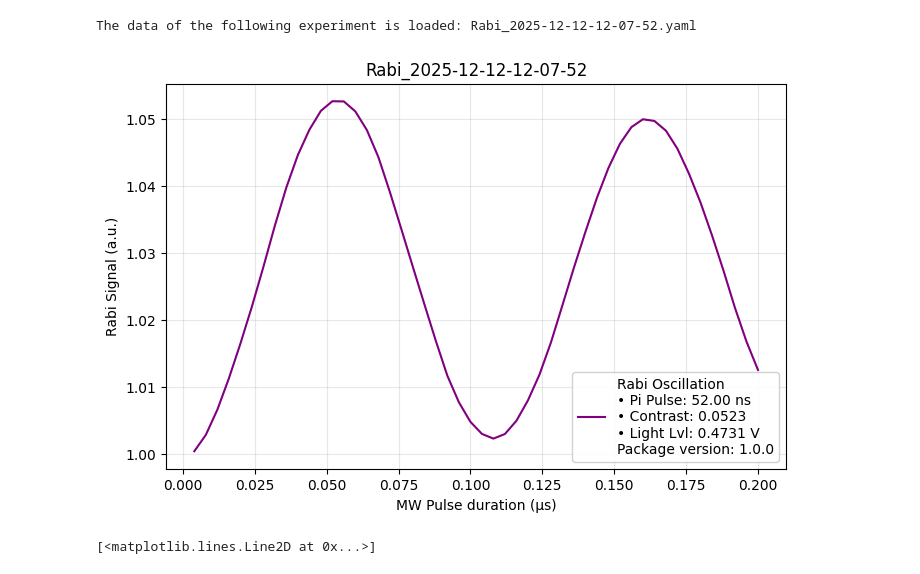
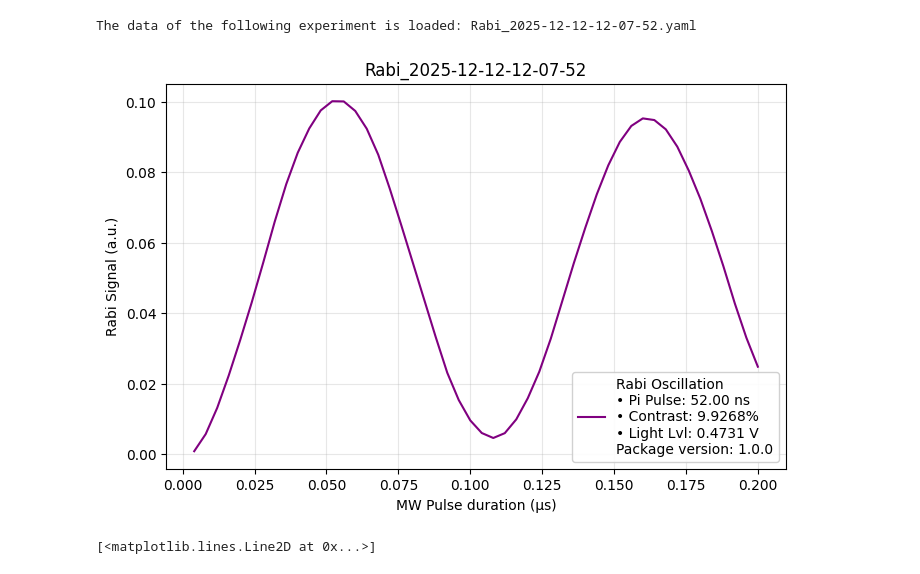
Before and after one commit to MaxGertRichter/evaluation_package, a Jupyter notebook: example_notebooks/02_Rabi_eval.ipynb, the cells around one changed output. Cells and saved outputs as stored; diff of their text form; code cells hidden in the pictures.

```diff
--- a/example_notebooks/02_Rabi_eval.ipynb
+++ b/example_notebooks/02_Rabi_eval.ipynb
@@ -22,35 +22,35 @@ The data of the following experiment is loaded: Rabi_2025-12-12-12-07-52.yaml
 # %%
 # Generate pulse duration arrays and contrast
 mw_list_rabi = rabi.microwave_list(yaml_config)
-y_Rabi = ut.contrast(data)
+y_Rabi = ut.contrast(data, experiment_type = experiment_type)
 
 # Calculate parameters
 pi_pulse_ns = rabi.pi_pulse_duration(yaml_config, data, savgol_filter=True) * 1e3
 contrast_val = np.max(y_Rabi) - np.min(y_Rabi)
 light_level_v = ut.average_light_level(yaml_config, data)
 
 plt.figure(figsize=(8, 5))
 
 # Create a clean multi-line label containing all stats
 label_txt = (
     f"Rabi Oscillation\n"
     f"\u2022 Pi Pulse: {pi_pulse_ns:.2f} ns\n"
-    f"\u2022 Contrast: {contrast_val:.4f}\n"
+    f"\u2022 Contrast: {contrast_val*100:.4f}%\n"
     f"\u2022 Light Lvl: {light_level_v:.4f} V\n"
     f"Package version: {version}"
 )
 
 # Plot the continuous line
 plt.plot(mw_list_rabi, 1-y_Rabi, color="purple", label=label_txt)
 
 plt.title(yaml_config["filename"])
 plt.xlabel("MW Pulse duration (\u03bcs)")
 plt.ylabel("Rabi Signal (a.u.)")
 plt.legend(framealpha=0.9)
 plt.grid(True, alpha=0.3)
 plt.show()
 # %% [output]
-[figure, old version]
+[figure, new version]
 # %%
 plt.plot(data[0].flatten())
 plt.plot(data[1].flatten())
```
Also changed, not shown: 1 other file.
